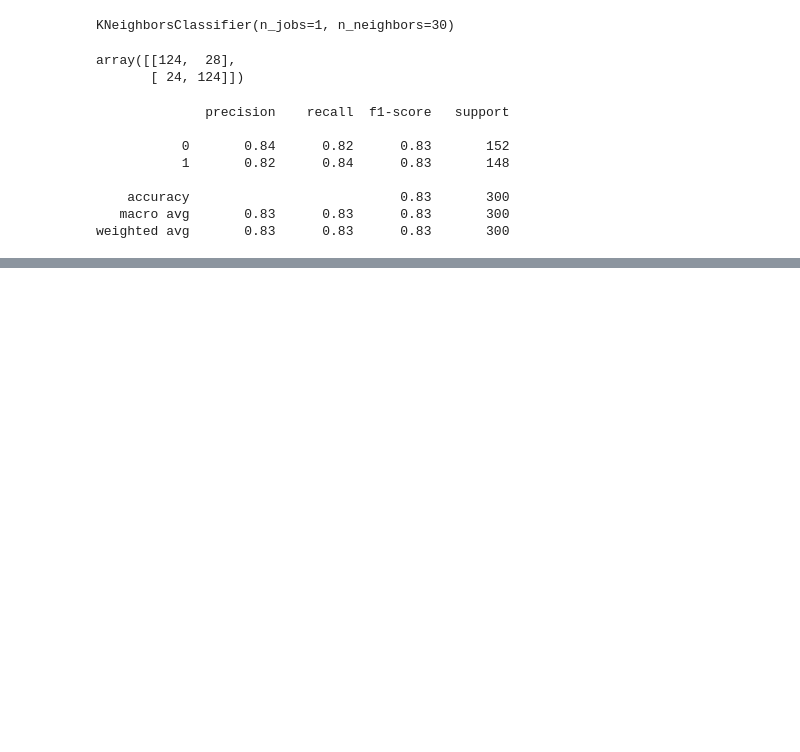
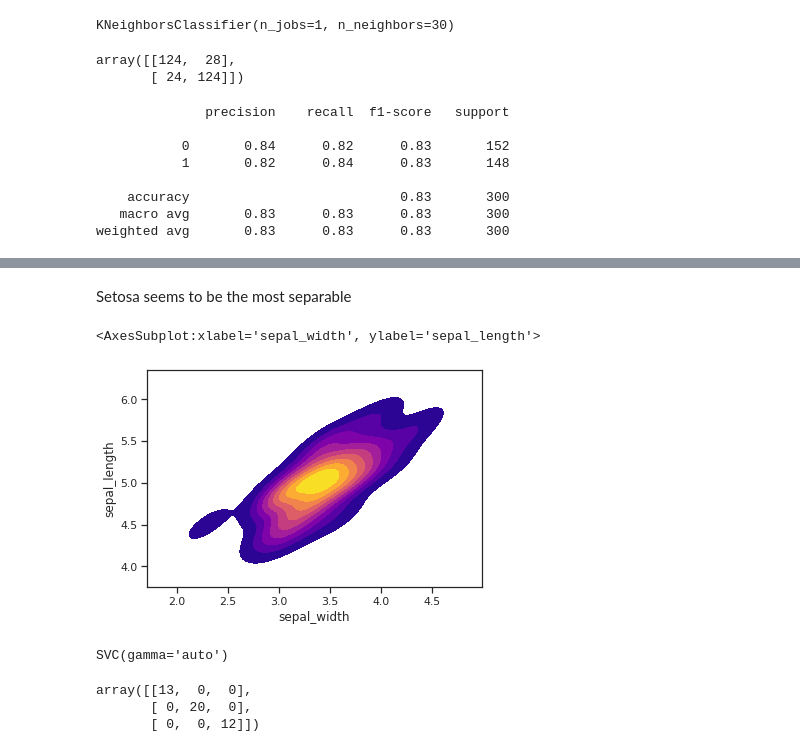
Before and after one commit to Ligerd/python_programming_and_data_analysis, a Jupyter notebook: task_7/Task_7.ipynb, the cells around one changed output, grey strips where cells are left out. Drawn from its saved outputs; the diff is of its cells as text; code cells hidden in the pictures; blank space fills up the shorter version.

```diff
--- a/task_7/Task_7.ipynb
+++ b/task_7/Task_7.ipynb
@@ -144,0 +156,10 @@ weighted avg       0.83      0.83      0.83       300
+# %% [markdown]
+Setosa seems to be the most separable
+# %%
+iris_virginica = iris.query("species=='setosa'")
+sns.kdeplot(iris_virginica['sepal_width'],iris_virginica['sepal_length'],
+            color='b', shade=True,
+            cmap="plasma", shade_lowest=False)
+# %% [output]
+<AxesSubplot:xlabel='sepal_width', ylabel='sepal_length'>
+[figure, added]
@@ -144,0 +173,4 @@ weighted avg       0.83      0.83      0.83       300
+# %%
+svm.fit(x_ucz_iris, y_ucz_iris)
+# %% [output]
+SVC(gamma='auto')
@@ -144,0 +179,6 @@ weighted avg       0.83      0.83      0.83       300
+# %%
+metrics.confusion_matrix(y_test_iris, y_pred_test_iris)
+# %% [output]
+array([[13,  0,  0],
+       [ 0, 20,  0],
+       [ 0,  0, 12]])
```
Also changed, not shown: parts of 14 cells of this notebook.
